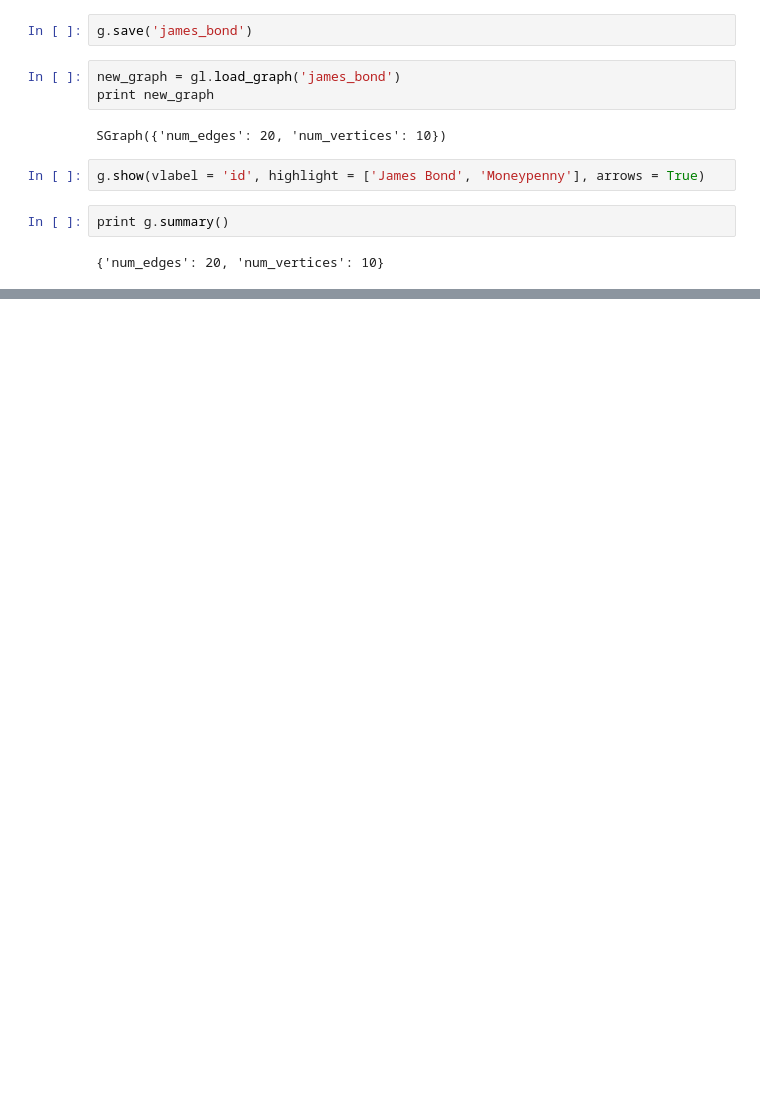
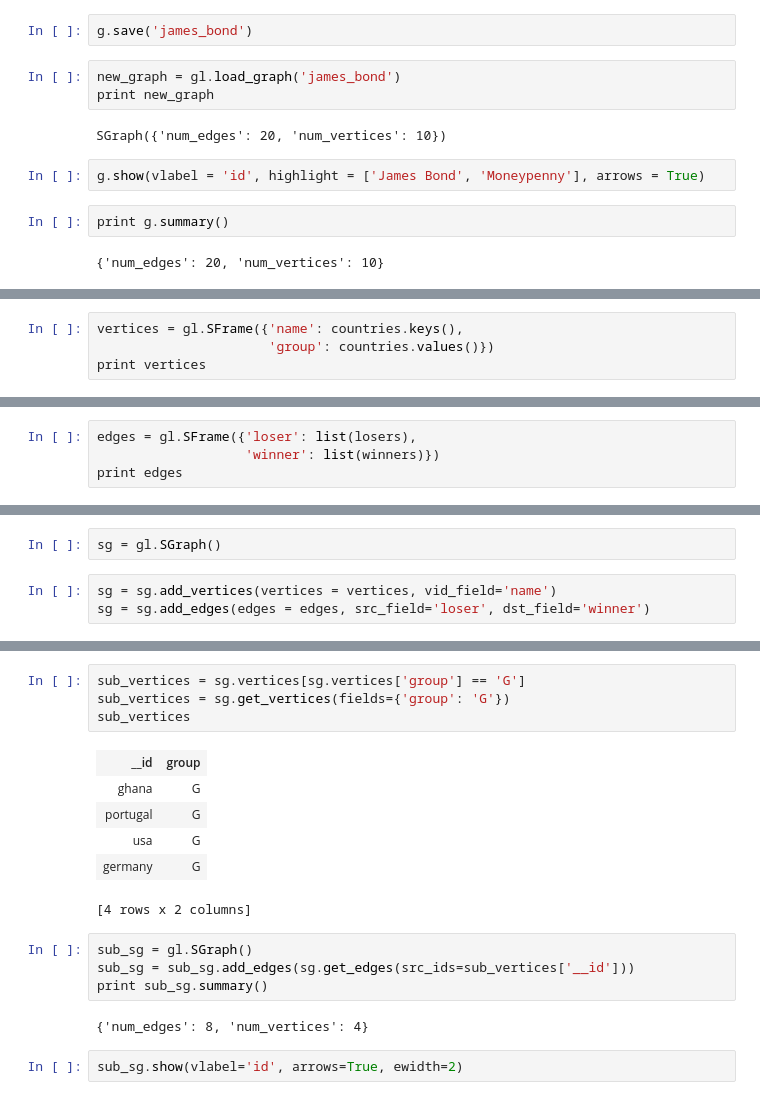
Before and after one commit to MarvinBertin/GraphLab, a Jupyter notebook: GraphData/GraphData.ipynb, the cells around one changed output, grey strips where cells are left out. Saved outputs shown, nothing was run; the diff lists cells and outputs as text; blank space fills up the shorter version.

```diff
--- a/GraphData/GraphData.ipynb
+++ b/GraphData/GraphData.ipynb
@@ -104,0 +233,4 @@ print g.summary()
+# %%
+vertices = gl.SFrame({'name': countries.keys(),
+                      'group': countries.values()})
+print vertices
@@ -104,0 +251,4 @@ print g.summary()
+# %%
+edges = gl.SFrame({'loser': list(losers),
+                   'winner': list(winners)})
+print edges
@@ -104,0 +273,5 @@ print g.summary()
+# %%
+sg = gl.SGraph()
+# %%
+sg = sg.add_vertices(vertices = vertices, vid_field='name')
+sg = sg.add_edges(edges = edges, src_field='loser', dst_field='winner')
@@ -104,0 +305,19 @@ print g.summary()
+# %%
+sub_vertices = sg.vertices[sg.vertices['group'] == 'G']
+sub_vertices = sg.get_vertices(fields={'group': 'G'})
+sub_vertices
+# %% [output]
+| __id | group |
+| ghana | G |
+| portugal | G |
+| usa | G |
+| germany | G |
+[4 rows x 2 columns]
+# %%
+sub_sg = gl.SGraph()
+sub_sg = sub_sg.add_edges(sg.get_edges(src_ids=sub_vertices['__id']))
+print sub_sg.summary()
+# %% [output]
+{'num_edges': 8, 'num_vertices': 4}
+# %%
+sub_sg.show(vlabel='id', arrows=True, ewidth=2)
```
Also changed, not shown: parts of 22 cells of this notebook.
